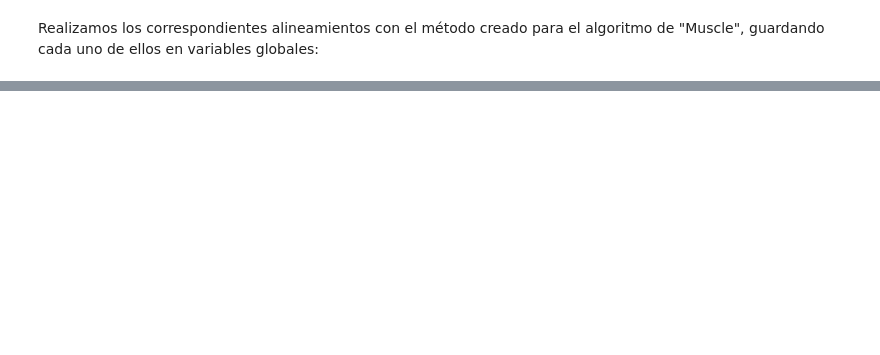
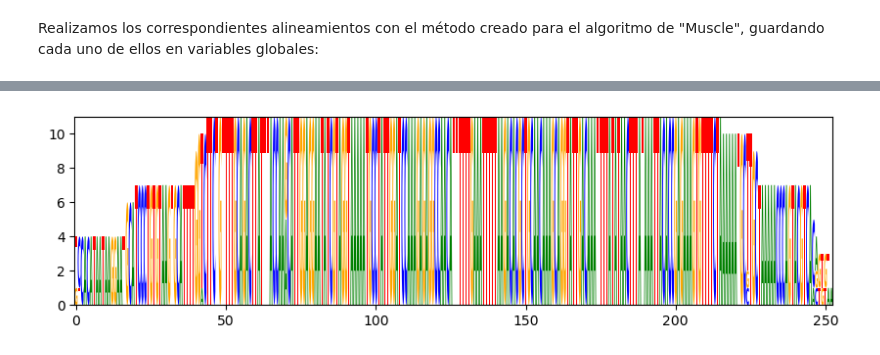
Before and after one commit to gcs1005/Biopython-reconocimiento-biomarcadores, a Jupyter notebook: Alinemiento de secuencias patologicas.ipynb, the cells around one changed output, grey strips where cells are left out. Saved outputs shown, nothing was run; the diff lists cells and outputs as text; code cells hidden in the pictures; blank space fills up the shorter version.

```diff
--- a/Alinemiento de secuencias patologicas.ipynb
+++ b/Alinemiento de secuencias patologicas.ipynb
@@ -554,0 +645,8 @@ m_algn_pik3ca_exon20=obtener_alineamiento("Resultados/Resultados alineamiento mu
+# %%
+secuencias_alineadas=list(SeqIO.parse("Resultados/Alineamiento secuencias patológicas/Resultados alineamiento clustal/clustal algn BRCA2 exon2.afa","fasta"))
+secuencias= [str(registro.seq) for registro in secuencias_alineadas]
+DF_conteos=logomaker.alignment_to_matrix(secuencias, to_type="counts")
+logo = logomaker.Logo(DF_conteos)
+plt.show()
+# %% [output]
+[figure, added]
```
Also changed, not shown: parts of 88 cells of this notebook.
